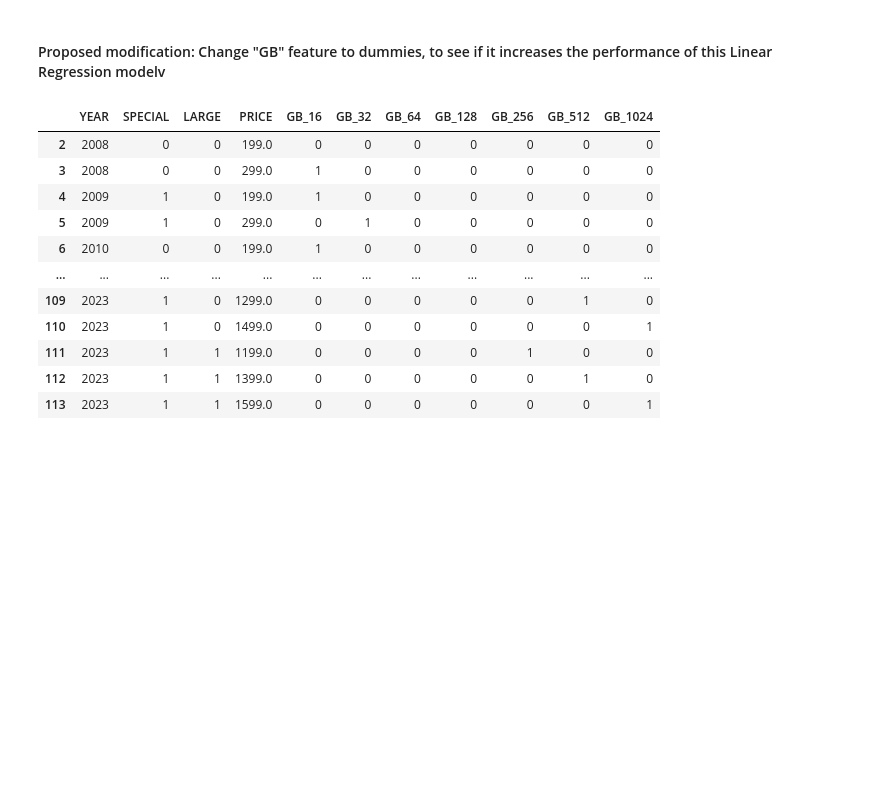
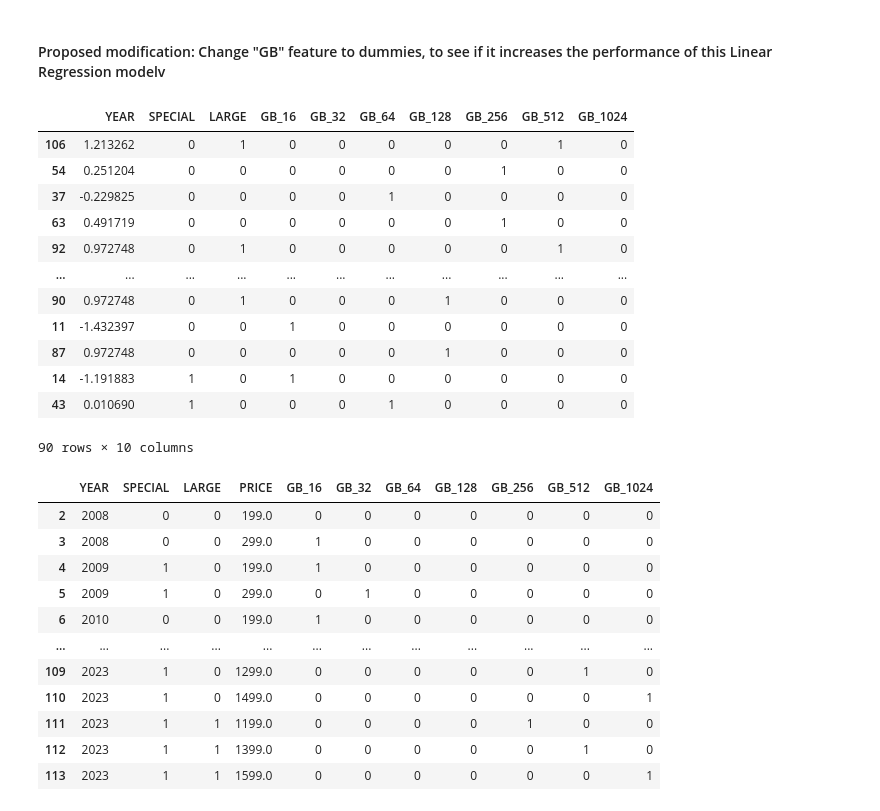
Before and after one commit to Tahsin-T-Ahmed/iphone-price-prediction-ai, a Jupyter notebook: model.ipynb, the cells around one changed output. Drawn from its saved outputs; the diff is of its cells as text; code cells hidden in the pictures; blank space fills up the shorter version.

Commit message:
split adjusted dataset for re-training

```diff
--- a/model.ipynb
+++ b/model.ipynb
@@ -359,6 +359,31 @@ numerical_features.remove("GB")
 
 # ADD STORAGE DUMMIES TO BINARY FEATURES
 binary_features = binary_features + [gb_size for gb_size in storage_dummies.columns]
+# %%
+# RE-APPLY TRANSFORMATIONS TO NEWLY ADJUSTED DATASET
+
+# SPLIT NEW DATASET FOR TRAINING AND TESTING
+
+X = iphones[numerical_features + binary_features]
+
+X_train, X_test, y_train, y_test = train_test_split(X, y,
+                                                    test_size = 9/99,
+                                                    random_state = 1
+                                                    )
+# %% [output]
+|  | YEAR | SPECIAL | LARGE | GB_16 | GB_32 | GB_64 | GB_128 | GB_256 | GB_512 | GB_1024 |
+| 106 | 1.213262 | 0 | 1 | 0 | 0 | 0 | 0 | 0 | 1 | 0 |
+| 54 | 0.251204 | 0 | 0 | 0 | 0 | 0 | 0 | 1 | 0 | 0 |
+| 37 | -0.229825 | 0 | 0 | 0 | 0 | 1 | 0 | 0 | 0 | 0 |
+| 63 | 0.491719 | 0 | 0 | 0 | 0 | 0 | 0 | 1 | 0 | 0 |
+| 92 | 0.972748 | 0 | 1 | 0 | 0 | 0 | 0 | 0 | 1 | 0 |
+| ... | ... | ... | ... | ... | ... | ... | ... | ... | ... | ... |
+| 90 | 0.972748 | 0 | 1 | 0 | 0 | 0 | 1 | 0 | 0 | 0 |
+| 11 | -1.432397 | 0 | 0 | 1 | 0 | 0 | 0 | 0 | 0 | 0 |
+| 87 | 0.972748 | 0 | 0 | 0 | 0 | 0 | 1 | 0 | 0 | 0 |
+| 14 | -1.191883 | 1 | 0 | 1 | 0 | 0 | 0 | 0 | 0 | 0 |
+| 43 | 0.010690 | 1 | 0 | 0 | 0 | 1 | 0 | 0 | 0 | 0 |
+90 rows × 10 columns
 # %%
 saveOutput(iphones, "iphones_output.csv")
 
```
